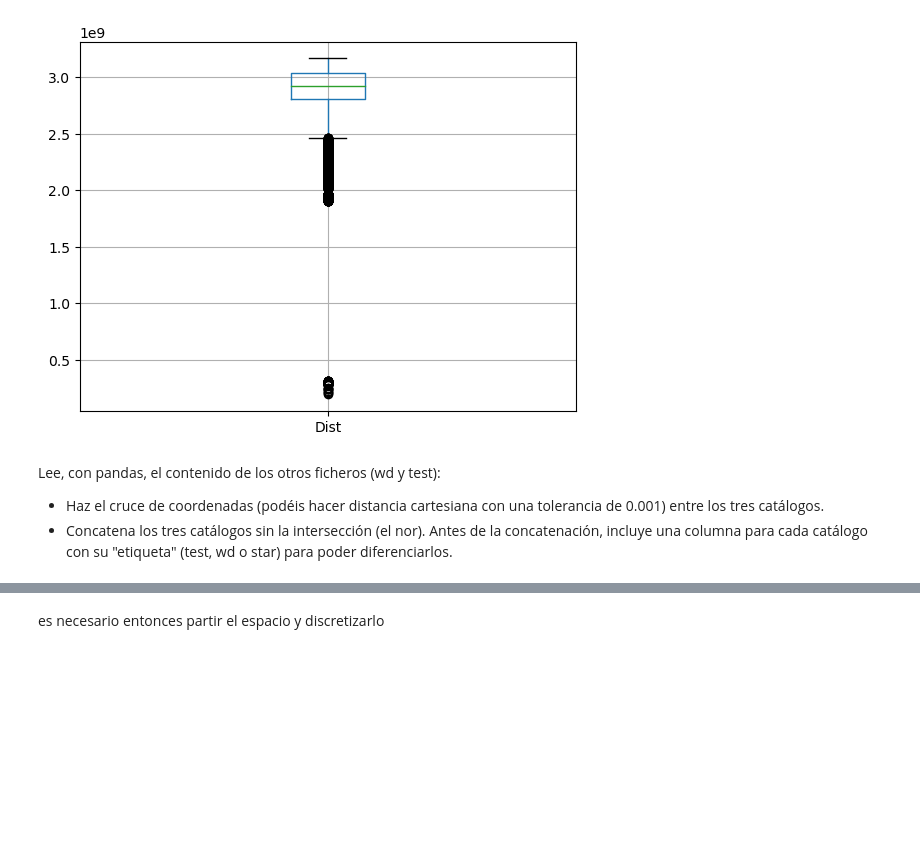
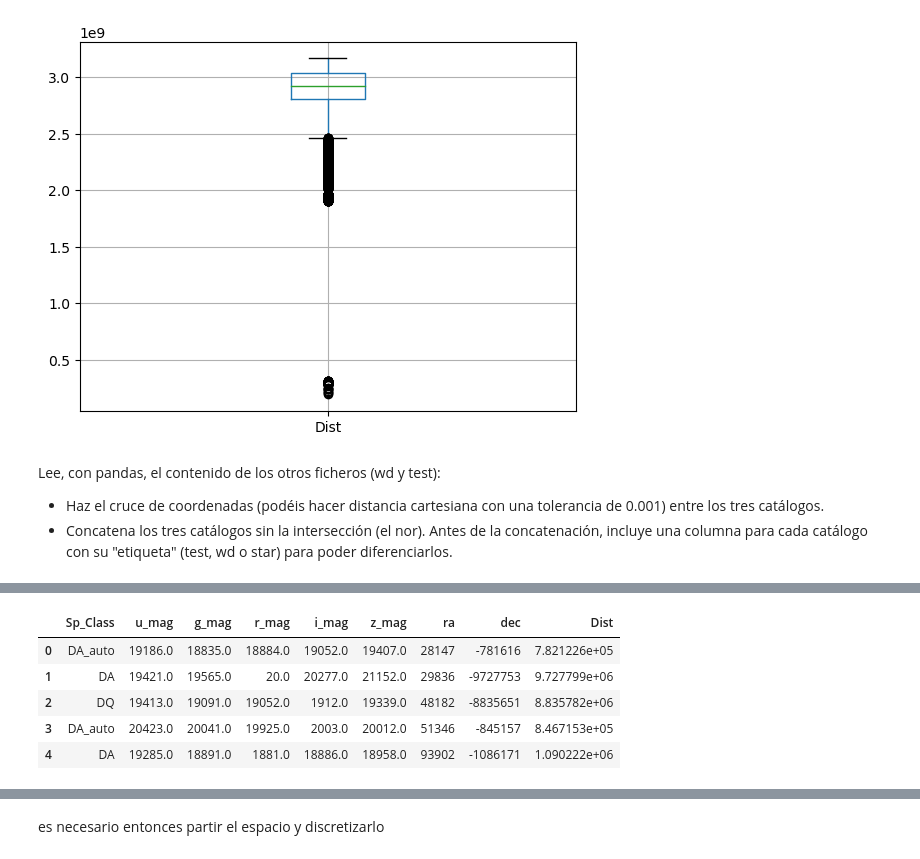
Before and after one commit to fbientrigo/learningprogamation, a Jupyter notebook: Base de Datos Universidad/TareaUnidadPandas1/fabiantrigo_TareaUnidad1.ipynb, the cells around one changed output, grey strips where cells are left out. Drawn from its saved outputs; the diff is of its cells as text; code cells hidden in the pictures; blank space fills up the shorter version.

```diff
--- a/Base de Datos Universidad/TareaUnidadPandas1/fabiantrigo_TareaUnidad1.ipynb
+++ b/Base de Datos Universidad/TareaUnidadPandas1/fabiantrigo_TareaUnidad1.ipynb
@@ -451,0 +458,15 @@ plt.plot()
+# %%
+# crear la columna con dist
+dfstars["Dist"] = np.hypot(dfstars.ra, dfstars.dec)
+dftest ["Dist"] = np.hypot(dftest.ra, dftest.dec)
+dfwd["Dist"] = np.hypot(dfwd.ra, dfwd.dec)
+
+
+dfwd.head()
+# %% [output]
+|  | Sp_Class | u_mag | g_mag | r_mag | i_mag | z_mag | ra | dec | Dist |
+| 0 | DA_auto | 19186.0 | 18835.0 | 18884.0 | 19052.0 | 19407.0 | 28147 | -781616 | 7.821226e+05 |
+| 1 | DA | 19421.0 | 19565.0 | 20.0 | 20277.0 | 21152.0 | 29836 | -9727753 | 9.727799e+06 |
+| 2 | DQ | 19413.0 | 19091.0 | 19052.0 | 1912.0 | 19339.0 | 48182 | -8835651 | 8.835782e+06 |
+| 3 | DA_auto | 20423.0 | 20041.0 | 19925.0 | 2003.0 | 20012.0 | 51346 | -845157 | 8.467153e+05 |
+| 4 | DA | 19285.0 | 18891.0 | 1881.0 | 18886.0 | 18958.0 | 93902 | -1086171 | 1.090222e+06 |
```
Also changed, not shown: parts of 16 cells of this notebook.
